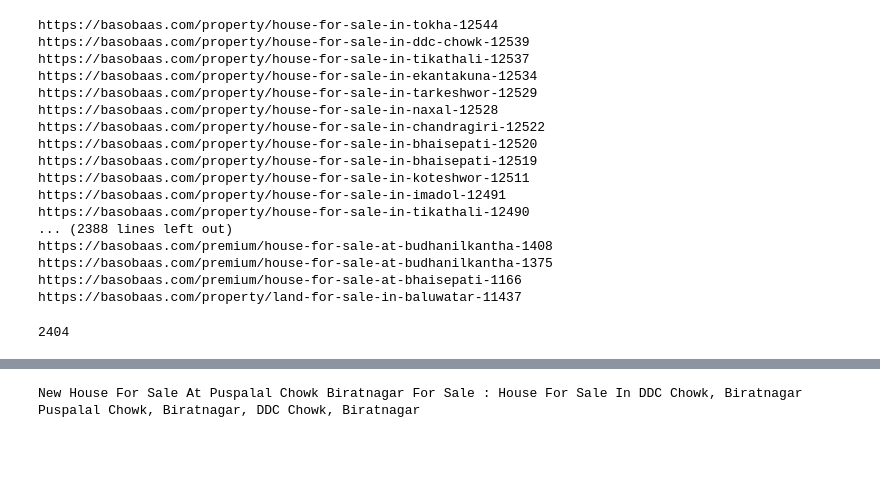
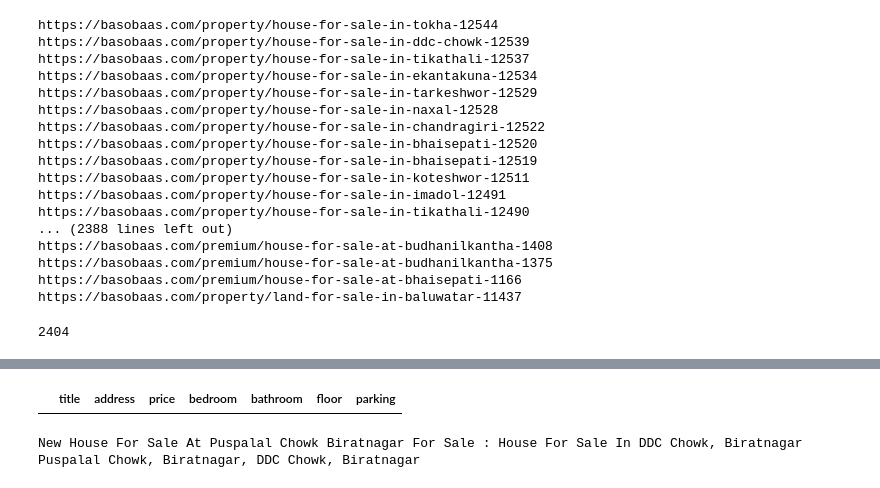
Before and after one commit to AshwinD-coder/Basstavik-Sampati, a Jupyter notebook: data_collection.ipynb, the cells around one changed output, grey strips where cells are left out. Saved outputs shown, nothing was run; the diff lists cells and outputs as text; code cells hidden in the pictures; blank space fills up the shorter version.

```diff
--- a/data_collection.ipynb
+++ b/data_collection.ipynb
@@ -170,0 +202,10 @@ NPR. 90,00,000 Onwards
+# %%
+title = {}
+house_dictionary={'title':[],'address':[],'price':[],'bedroom':[],'bathroom':[],'floor':[],'parking':[]}
+for x in title_val:
+       house_dictionary.update({'title':x})
+       print(x)
+print(house_dictionary)
+import pandas as pd
+df_homedata = pd.DataFrame(house_dictionary)
+df_homedata.to_csv('Dataset_house.csv')
@@ -171,3 +225,7 @@ NPR. 90,00,000 Onwards
+# %%
+df_homedata.head()
+# %% [output]
+|  | title | address | price | bedroom | bathroom | floor | parking |
 # %%
 print(title_val)
 print(address_val)
```
Also changed, not shown: parts of 10 cells of this notebook, 2 other files.
